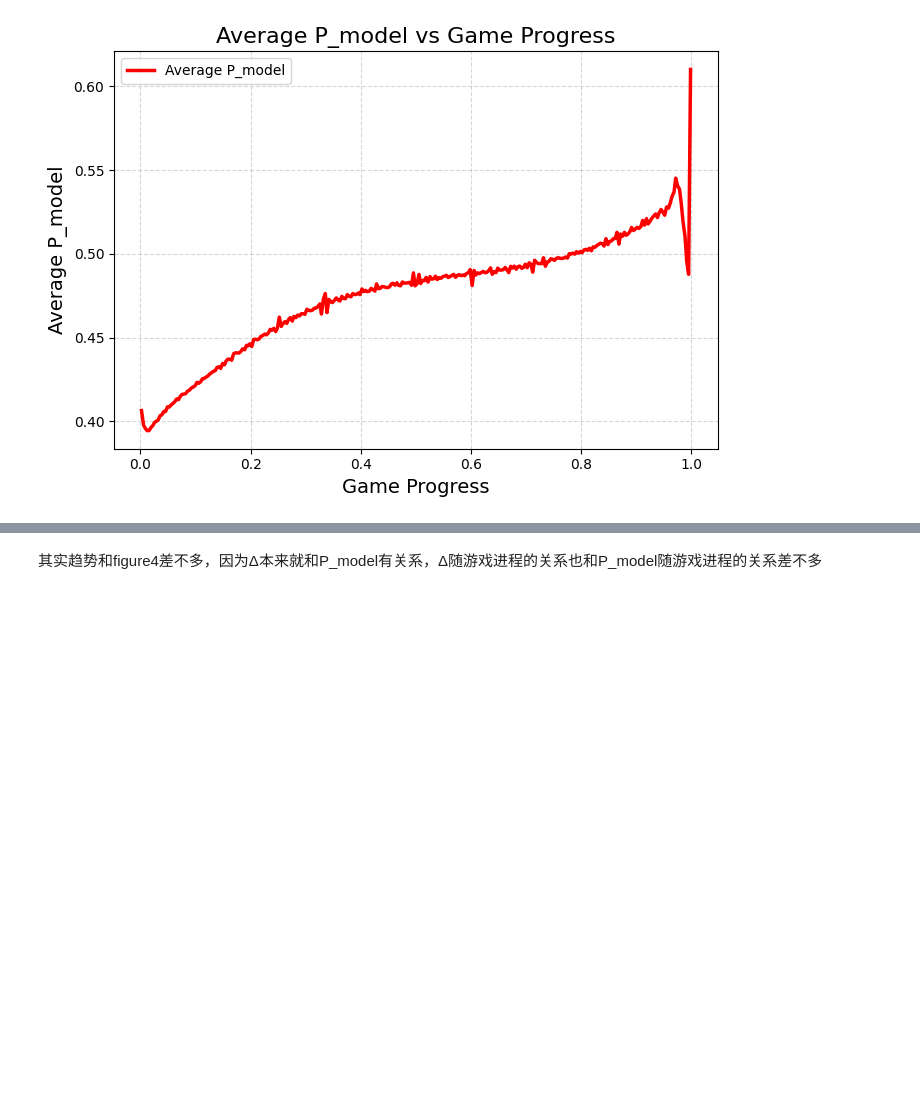
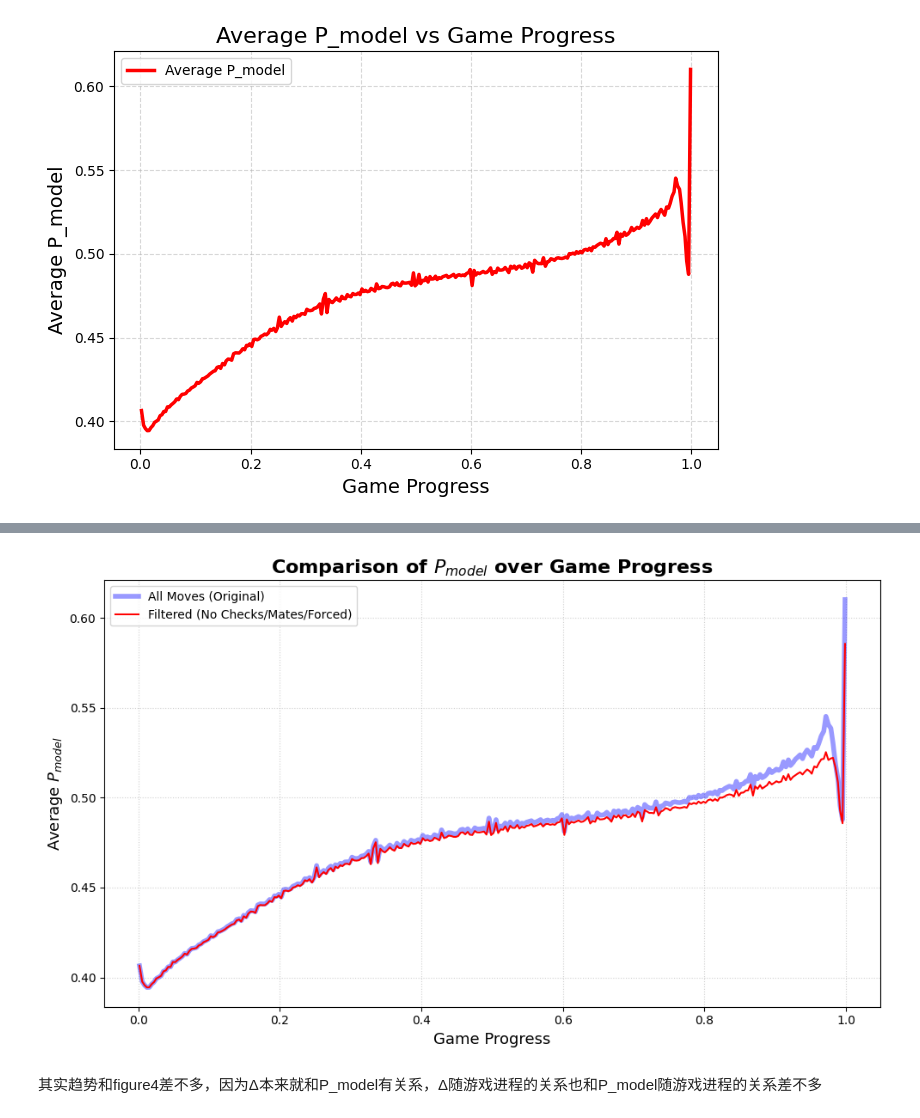
Before and after one commit to zZimablueee/Chess, a Jupyter notebook: complexity/delta_0/graphs/figure1.ipynb, the cells around one changed output, grey strips where cells are left out. Cells and saved outputs as stored; diff of their text form; code cells hidden in the pictures; blank space fills up the shorter version.

```diff
--- a/complexity/delta_0/graphs/figure1.ipynb
+++ b/complexity/delta_0/graphs/figure1.ipynb
@@ -483,0 +609,15 @@ plt.show()
+# %%
+plt.figure(figsize=(7, 5))
+df_moves['Progress_Bin'] = pd.cut(df_moves['Progress'], bins=300)
+df_mean = df_moves.groupby('Progress_Bin')['P_model'].mean().reset_index()
+df_mean['Progress'] = df_mean['Progress_Bin'].apply(lambda x: x.mid).astype(float)
+
+# 画均值线
+plt.plot(df_mean['Progress'], df_mean['P_model'], color='red', linewidth=2.5, label=r'Average P_model')
+plt.title(r'Average P_model vs Game Progress', fontsize=16)
+plt.xlabel('Game Progress', fontsize=14)
+plt.ylabel(r'Average P_model', fontsize=14)
+plt.grid(True, linestyle='--', alpha=0.5)
+plt.legend()
+plt.tight_layout()
+plt.show()
@@ -484,3 +626,42 @@ plt.show()
+# %%
+# 1. 提取过滤后的数据，务必加上 .copy() 避免警告
+mask = df_moves[(df_moves['Is_Forced'] != 1) &
+                (df_moves['Is_check'] != 1) &
+                (df_moves['Is_checkmate'] != 1)].copy()
+
+# 2. 分别为两个表分箱（确保 bins 一致）
+bins = 300
+df_moves['Progress_Bin'] = pd.cut(df_moves['Progress'], bins=bins)
+mask['Progress_Bin'] = pd.cut(mask['Progress'], bins=bins)
+
+# 3. 分别计算均值
+df_mean_all = df_moves.groupby('Progress_Bin')['P_model'].mean().reset_index()
+df_mean_filtered = mask.groupby('Progress_Bin')['P_model'].mean().reset_index()
+
+# 4. 提取横坐标 (取区间中点)
+progress_x = df_mean_all['Progress_Bin'].apply(lambda x: x.mid).astype(float)
+
+# ================= 绘图 =================
+fig, ax = plt.subplots(figsize=(10, 6))
+
+# 画未过滤的底线（蓝色，加粗，半透明）
+ax.plot(progress_x, df_mean_all['P_model'],
+        color='blue', linewidth=4, alpha=0.4, label='All Moves (Original)')
+
+# 画过滤后的线（红色，细线，叠在上方）
+ax.plot(progress_x, df_mean_filtered['P_model'],
+        color='red', linewidth=1.5, label='Filtered (No Checks/Mates/Forced)')
+
+ax.set_title(r'Comparison of $P_{model}$ over Game Progress', fontsize=16, fontweight='bold')
+ax.set_xlabel('Game Progress', fontsize=13)
+ax.set_ylabel(r'Average $P_{model}$', fontsize=13)
+ax.grid(True, linestyle=':', alpha=0.6)
+ax.legend(loc='upper left')
+
+plt.tight_layout()
+plt.show()
+# %% [output]
+[figure, added]
 # %% [markdown]
 其实趋势和figure4差不多，因为Δ本来就和P_model有关系，Δ随游戏进程的关系也和P_model随游戏进程的关系差不多
 # %% [markdown]
```
Also changed, not shown: parts of 21 cells of this notebook, 4 other files.
